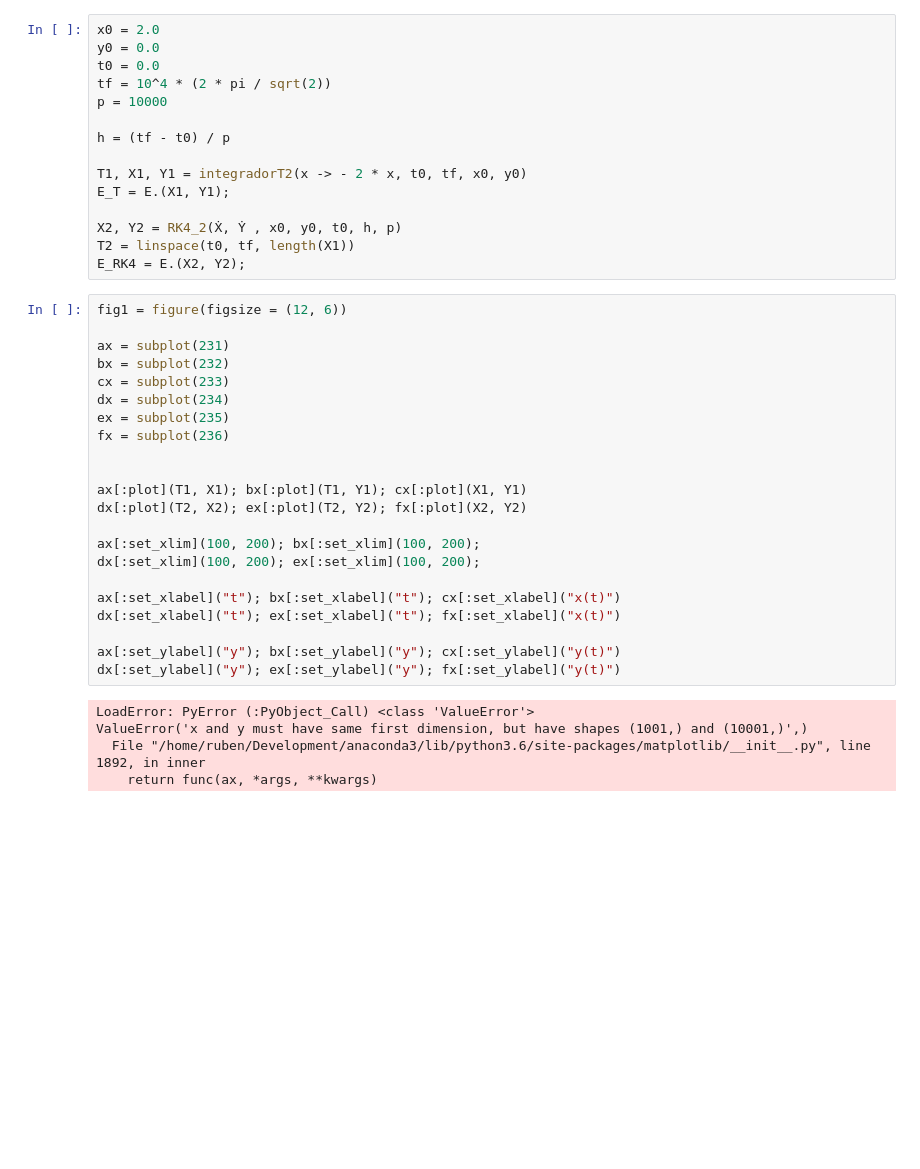
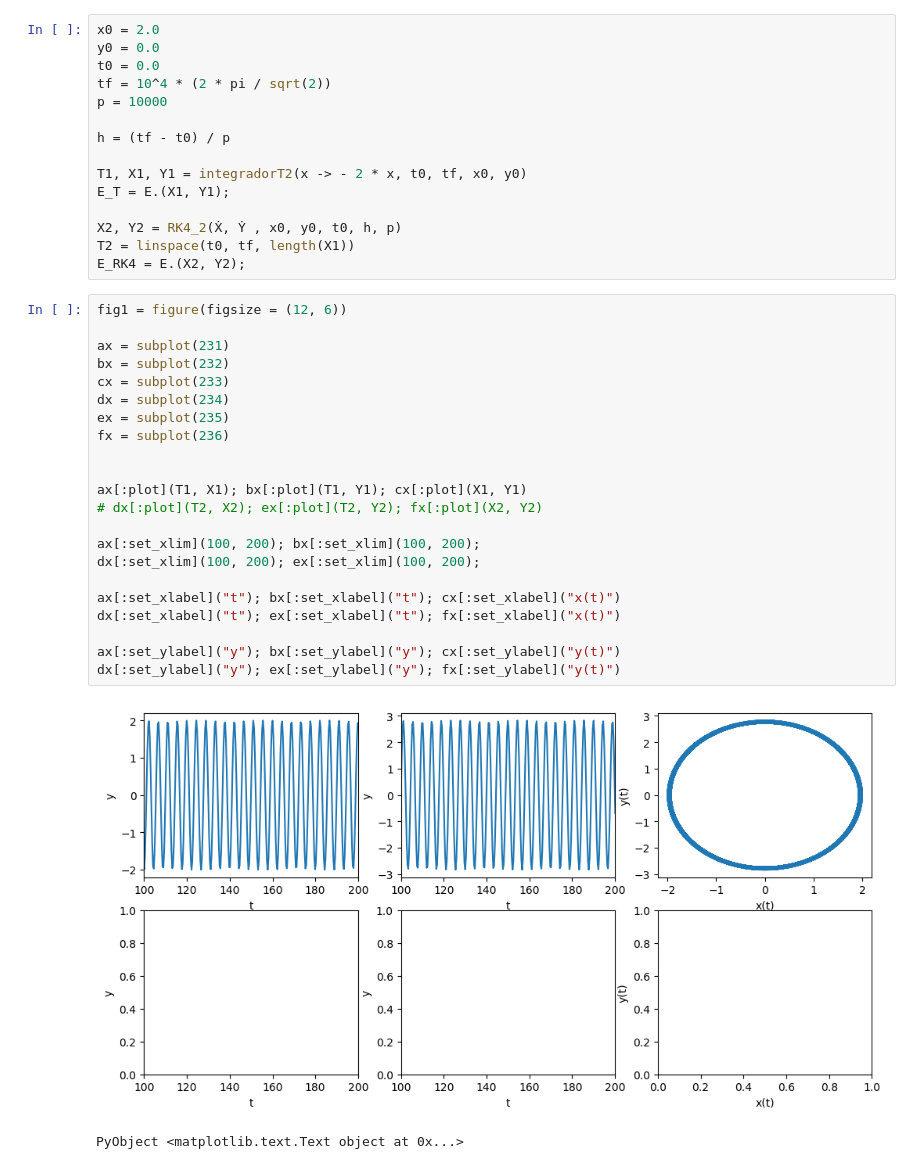
Before and after one commit to lbenet/2017-2_TSFisComputacional-1, a Jupyter notebook: tareas/Ruben/Tarea6.ipynb, the cells around one changed output. Cells and saved outputs as stored; diff of their text form; blank space fills up the shorter version.

```diff
--- a/tareas/Ruben/Tarea6.ipynb
+++ b/tareas/Ruben/Tarea6.ipynb
@@ -376,30 +376,28 @@ E_RK4 = E.(X2, Y2);
 # %%
 fig1 = figure(figsize = (12, 6))
 
 ax = subplot(231)
 bx = subplot(232)
 cx = subplot(233)
 dx = subplot(234)
 ex = subplot(235)
 fx = subplot(236)
 
 
 ax[:plot](T1, X1); bx[:plot](T1, Y1); cx[:plot](X1, Y1)
-dx[:plot](T2, X2); ex[:plot](T2, Y2); fx[:plot](X2, Y2)
+# dx[:plot](T2, X2); ex[:plot](T2, Y2); fx[:plot](X2, Y2)
 
 ax[:set_xlim](100, 200); bx[:set_xlim](100, 200);
 dx[:set_xlim](100, 200); ex[:set_xlim](100, 200);
 
 ax[:set_xlabel]("t"); bx[:set_xlabel]("t"); cx[:set_xlabel]("x(t)")
 dx[:set_xlabel]("t"); ex[:set_xlabel]("t"); fx[:set_xlabel]("x(t)")
 
 ax[:set_ylabel]("y"); bx[:set_ylabel]("y"); cx[:set_ylabel]("y(t)")
 dx[:set_ylabel]("y"); ex[:set_ylabel]("y"); fx[:set_ylabel]("y(t)")
 # %% [output]
+[figure, added]
-LoadError: PyError (:PyObject_Call) <class 'ValueError'>
-ValueError('x and y must have same first dimension, but have shapes (1001,) and (10001,)',)
-  File "/home/ruben/Development/anaconda3/lib/python3.6/site-packages/matplotlib/__init__.py", line 1892, in inner
-    return func(ax, *args, **kwargs)
+PyObject <matplotlib.text.Text object at 0x...>
 # %%
 plot(T1, E_T)
 ylim(-5, 5)
```
Also changed, not shown: parts of 1 cell of this notebook.
